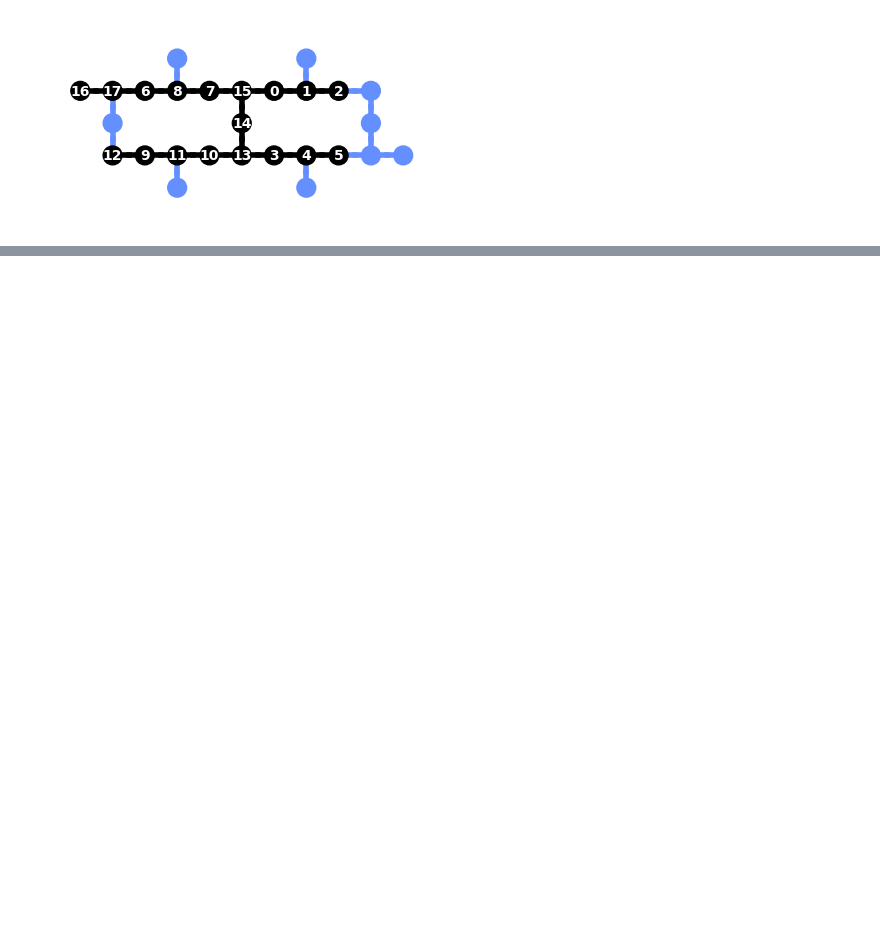
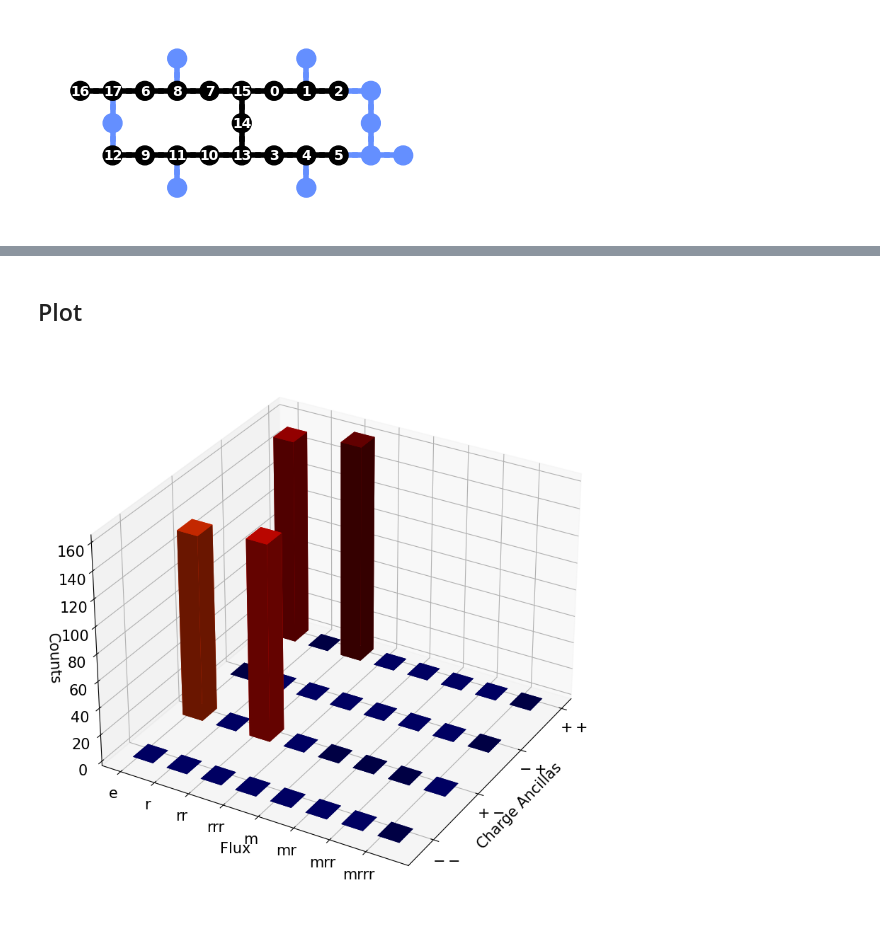
Before and after one commit to DaanTimmers/kitaevsim, a Jupyter notebook: IBM/FluxFusion_PAY.ipynb, the cells around one changed output, grey strips where cells are left out. Cells and saved outputs as stored; diff of their text form; code cells hidden in the pictures; blank space fills up the shorter version.

```diff
--- a/IBM/FluxFusion_PAY.ipynb
+++ b/IBM/FluxFusion_PAY.ipynb
@@ -219,0 +227,3 @@ plot_circuit_layout(tcirc,backend)
+# %%
+counts = result.quasi_dists[0]
+print(counts)
@@ -219,0 +319,17 @@ plot_circuit_layout(tcirc,backend)
+# %%
+results = full_table.reshape([32,1]).T[0]
+# %%
+charge_mmt_res = ['$+ +$','$- +$','$+ -$','$- -$']
+charge_mmt_res_num = [0, 1, 2, 3]
+g_lab_num = [0,1,2,3,4,5,6,7]
+mindex_num = list(itertools.product(charge_mmt_res_num, g_lab_num))
+mindex = list(itertools.product(charge_mmt_res, g_lab))
+# %%
+x = [list(t) for t in zip(*mindex_num)][0]
+y = [list(t) for t in zip(*mindex_num)][1]
+x_lab = [list(t) for t in zip(*mindex)][0]
+y_lab = [list(t) for t in zip(*mindex)][1]
+z = results
+bottom = np.zeros_like(z)
+width = 0.3
+depth = width*2
@@ -219,0 +338,38 @@ plot_circuit_layout(tcirc,backend)
+# %% [markdown]
+## Plot
+# %%
+# setup the figure and axes
+fig = plt.figure(figsize=(10,10))
+ax1 = fig.add_subplot(111, projection='3d')
+
+plt.rc('font', size=15)
+
+cmap = cm.get_cmap('jet') # Get desired colormap - you can change this!
+max_height = np.max(z)   # get range of colorbars so we can normalize
+min_height = np.min(z)
+# scale each z to [0,1], and get their rgb values
+rgba = [cmap((k-min_height)/max_height) for k in z]
+
+ax1.bar3d(x, y, bottom, width, depth, z, color=rgba)
+#surf = ax1.plot_surface(np.array(x).reshape(4,8), np.array(y).reshape(4,8), z.reshape(4,8), cmap=cm.coolwarm, linewidth=0, antialiased=False)
+
+ax1.set_xlabel('Charge Ancillas')
+ax1.set_ylabel('Flux')
+ax1.set_zlabel('Counts')
+
+ax1.set_xticks(charge_mmt_res_num)
+ax1.set_xticklabels(charge_mmt_res)
+ax1.set_yticks(g_lab_num)
+ax1.set_yticklabels(g_lab)
+
+# ax1.text(0,0-0.2,186, r'$O$', (1,0,0), size= 20)
+# ax1.text(0,2-0.2,199, r'$\tilde{O}$', (1,0,0), size= 20)
+# ax1.text(2,0-0.2,172, r'$\Psi_{mr}$', (1,0,0), size= 20)
+# ax1.text(2,2-0.2,183, r'$\tilde{\Psi}_{mr}$', (1,0,0), size= 20)
+# #ax1.text(1,0-0.15,55, r'$X$', (1,1,0), size= 20)
+
+ax1.view_init(elev=30, azim=30)
+plt.savefig('fusion_res.png', dpi=300)
+plt.show()
+# %% [output]
+[figure, added]
```
Also changed, not shown: parts of 11 cells of this notebook, 4 other files.
